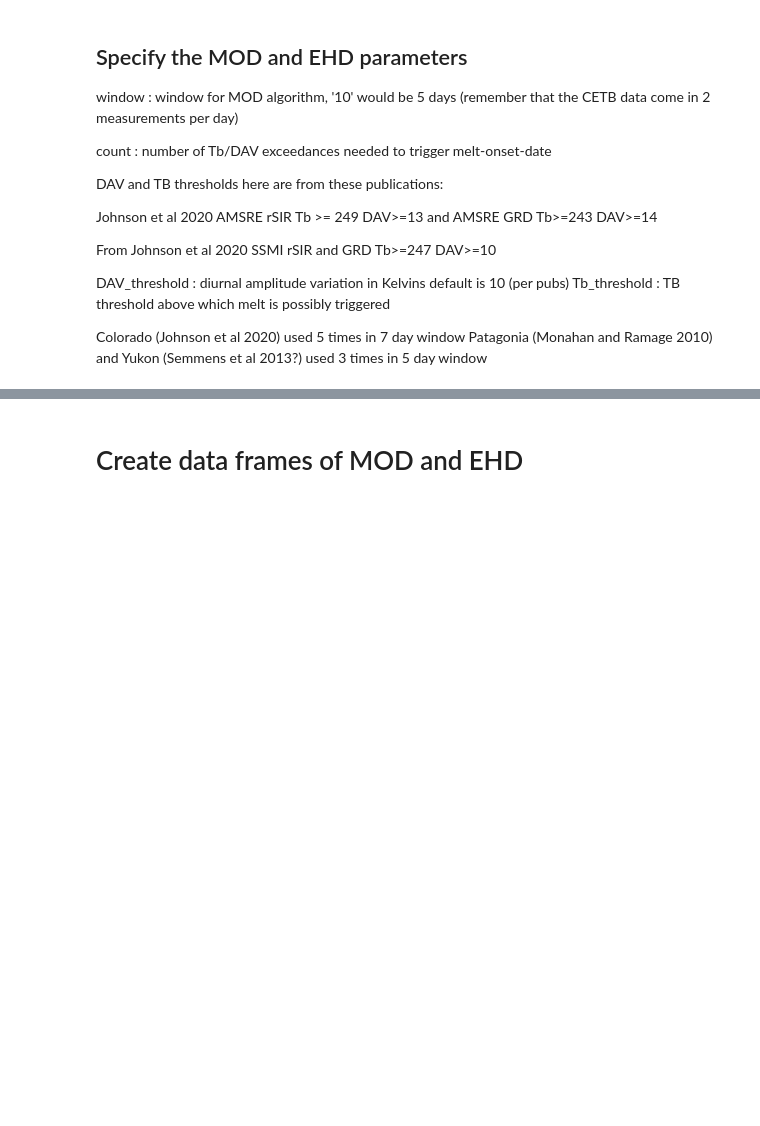
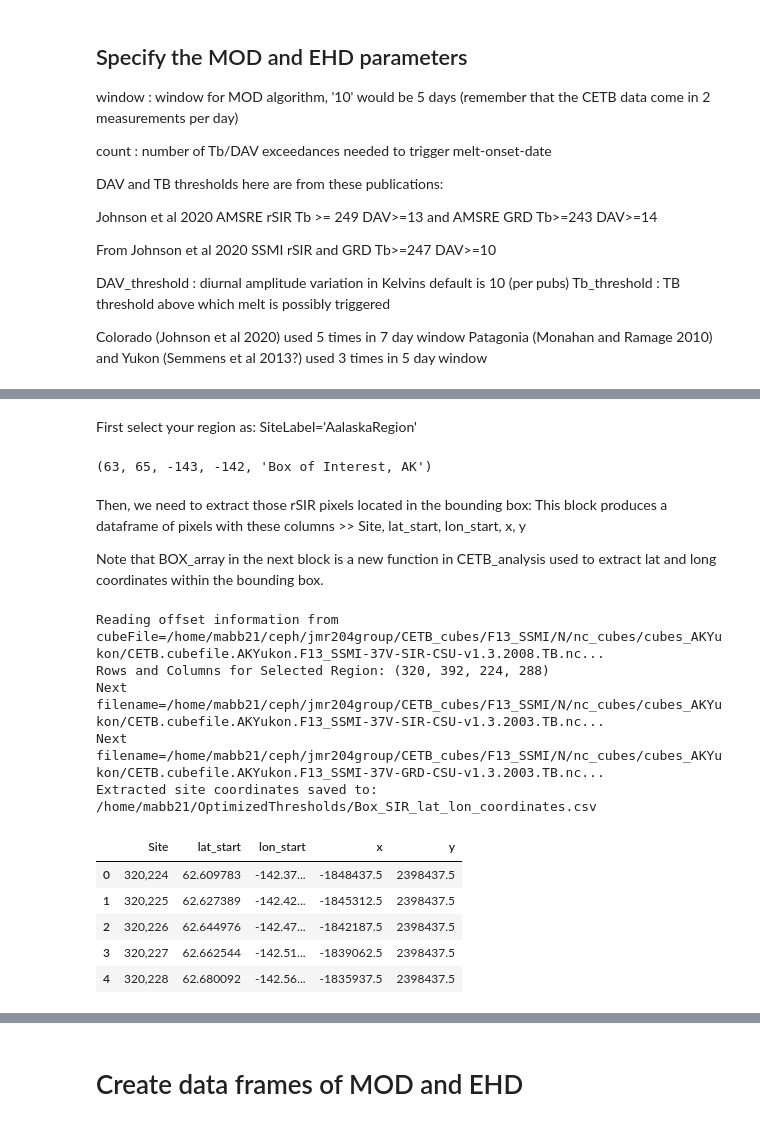
Before and after one commit to mjbrodzik/ipynb_melt_onset, a Jupyter notebook: Analyze_CETB_Cubes.ipynb, the cells around one changed output, grey strips where cells are left out. Saved outputs shown, nothing was run; the diff lists cells and outputs as text; code cells hidden in the pictures; blank space fills up the shorter version.

```diff
--- a/Analyze_CETB_Cubes.ipynb
+++ b/Analyze_CETB_Cubes.ipynb
@@ -293,0 +703,72 @@ For regions where snow is not the primary climatic feature or where it is less p
+# %% [markdown]
+First select your region as: SiteLabel='AalaskaRegion'
+# %%
+### The SiteLabel need to be a bounding box, you can add yours to the CETB_IO script.
+SiteLabel='AalaskaRegion'
+lat_start, lat_end, lon_start, lon_end, Site=get_site_boundaries(SiteLabel)
+lat_start, lat_end, lon_start, lon_end, Site
+# %% [output]
+(63, 65, -143, -142, 'Box of Interest, AK')
+# %% [markdown]
+Then, we need to extract those rSIR pixels located in the bounding box: This block produces a dataframe of pixels with these columns >> Site, lat_start, lon_start, x, y
+
+Note that BOX_array in the next block is a new function in CETB_analysis used to extract lat and long coordinates within the bounding box.
+# %%
+### This block extracts the latitude and longitude coordinates for a bounding box of interest when running the code for a specific region.
+
+# Specify the year to get the coordinates
+year = [2003]
+
+# Define margin (in degrees) to ensure all pixels are included within the bounding box
+bounding_box_margin = 4
+
+# Compute dynamic bounding box based on min/max of lat_start and lon_start in site_data
+lon_min = lon_start - bounding_box_margin
+lon_max = lon_start + bounding_box_margin
+lat_min = lat_start - bounding_box_margin
+lat_max = lat_start + bounding_box_margin
+
+# Get cube offset for finding row/col (region-specific function)
+find_cube_offset(region, cubeDir=datadir_SIR, cubeType=cubeType_SIR, verbose=False)
+
+# Get the GRD pixel IDs for the selected lat/lon range and calculate corresponding SIR pixel row/col numbers
+rows_cols_GRD = coords(datadir_GRD, prefix_GRD, lat_start, lat_end, lon_start, lon_end)
+rows_cols_env = tuple(np.array(rows_cols_GRD) * sir_2_grd_factor)
+print("Rows and Columns for Selected Region:", rows_cols_env)
+
+# Read brightness temperature data for the specified coordinates from the SIR dataset
+data_SIR = read_Tb_whole(datadir_SIR, prefix_SIR, year,
+                          rows_cols_env[0], rows_cols_env[1],
+                          rows_cols_env[2], rows_cols_env[3])
+# load GRD Tb data
+data_GRD = read_Tb_whole(datadir_GRD, prefix_GRD, year,
+                         rows_cols_GRD[0], rows_cols_GRD[1], rows_cols_GRD[2], rows_cols_GRD[3])
+
+# Extract geolocation information using the BOX_array function
+Sites_df = BOX_array(data_SIR, rows_cols_env)
+
+# Define output filename and directory
+output_filename = "Box_SIR_lat_lon_coordinates.csv"
+
+# Ensure the directory exists
+os.makedirs(ThresholdDir, exist_ok=True)
+
+# Create the full output path and save the extracted data
+output_csv_path = os.path.join(ThresholdDir, output_filename)
+Sites_df.to_csv(output_csv_path, index=False)
+
+print(f"Extracted site coordinates saved to: {output_csv_path}")
+
+Sites_df.head(5)
+# %% [output]
+Reading offset information from cubeFile=/home/mabb21/ceph/jmr204group/CETB_cubes/F13_SSMI/N/nc_cubes/cubes_AKYukon/CETB.cubefile.AKYukon.F13_SSMI-37V-SIR-CSU-v1.3.2008.TB.nc...
+Rows and Columns for Selected Region: (320, 392, 224, 288)
+Next filename=/home/mabb21/ceph/jmr204group/CETB_cubes/F13_SSMI/N/nc_cubes/cubes_AKYukon/CETB.cubefile.AKYukon.F13_SSMI-37V-SIR-CSU-v1.3.2003.TB.nc...
+Next filename=/home/mabb21/ceph/jmr204group/CETB_cubes/F13_SSMI/N/nc_cubes/cubes_AKYukon/CETB.cubefile.AKYukon.F13_SSMI-37V-GRD-CSU-v1.3.2003.TB.nc...
+Extracted site coordinates saved to: /home/mabb21/OptimizedThresholds/Box_SIR_lat_lon_coordinates.csv
+|  | Site | lat_start | lon_start | x | y |
+| 0 | 320,224 | 62.609783 | -142.37... | -1848437.5 | 2398437.5 |
+| 1 | 320,225 | 62.627389 | -142.42... | -1845312.5 | 2398437.5 |
+| 2 | 320,226 | 62.644976 | -142.47... | -1842187.5 | 2398437.5 |
+| 3 | 320,227 | 62.662544 | -142.51... | -1839062.5 | 2398437.5 |
+| 4 | 320,228 | 62.680092 | -142.56... | -1835937.5 | 2398437.5 |
```
Also changed, not shown: parts of 47 cells of this notebook, 2 other files.
